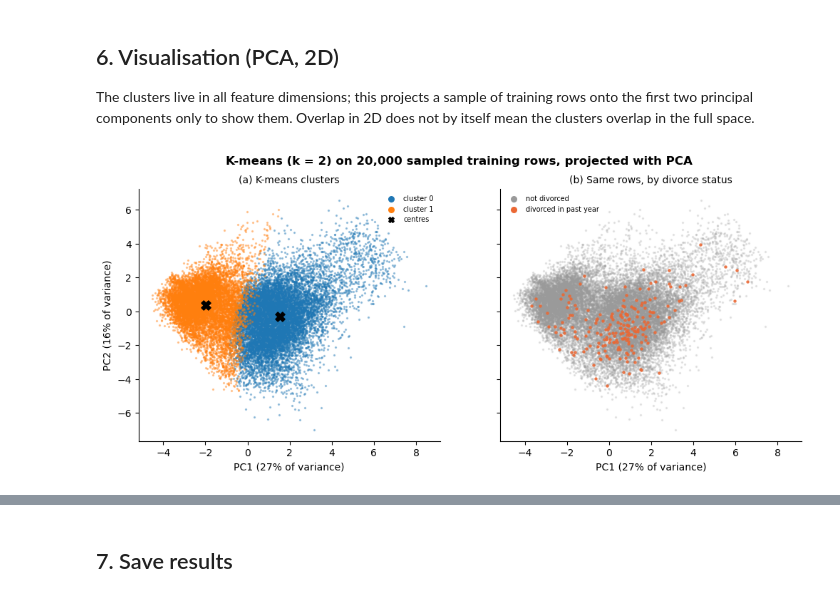
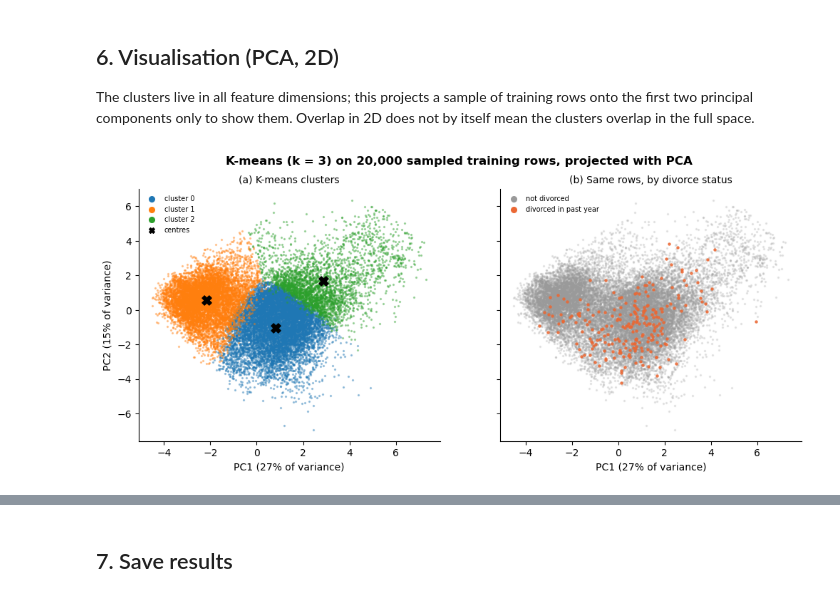
Before and after one commit to borodooovitsyn/divorce-analysis, a Jupyter notebook: KMeans_Clustering.ipynb, the cells around one changed output, grey strips where cells are left out. Cells and saved outputs as stored; diff of their text form; code cells hidden in the pictures.

```diff
--- a/KMeans_Clustering.ipynb
+++ b/KMeans_Clustering.ipynb
@@ -239,6 +239,8 @@ save_fig(fig, "kmeans_choose_k")
 Full k-means (Lloyd's algorithm) with the chosen k on **all** training rows. Test rows are then assigned to the
 nearest centre: if the indices are similar on both, the clusters are not an artefact of the training sample.
 # %%
+rng = np.random.default_rng(SEED)
+K=3
 t0 = time.time()
 km = KMeans(n_clusters=K, n_init=3, random_state=SEED).fit(X_tr)
 lab_tr, lab_te = km.labels_, km.predict(X_te)
@@ -267,6 +269,7 @@ KMeans k=2 on 4,513,467 rows: 10s, 12 iterations
 The divorce rates are weighted with `PERWT`, so they compare directly with the population rate. A cluster well
 above the overall rate is a group with a high share of recent divorces.
 # %%
+K=3
 def wrate(mask):
     return 100 * np.average(y[mask], weights=w[mask]) if mask.any() else np.nan
 
@@ -319,6 +325,7 @@ Share of each cluster's rows from each year (%):
 categorical variables, the table lists the levels that are most over-represented in each cluster compared with
 all training rows (in percentage points).
 # %%
+K = 3
 centres = pd.DataFrame(km.cluster_centers_, columns=FEATURES)
 num_c = centres[NUM_COLS]
 fig, ax = plt.subplots(figsize=(0.75 * len(NUM_COLS) + 2, 0.5 * K + 1.5))
@@ -458,33 +467,34 @@ Most over-represented levels per cluster:
 The clusters live in all feature dimensions; this projects a sample of training rows onto the first two principal
 components only to show them. Overlap in 2D does not by itself mean the clusters overlap in the full space.
 # %%
+K = 3
 s = rng.choice(len(X_tr), size=min(PLOT_ROWS, len(X_tr)), replace=False)
 pca = PCA(n_components=2, random_state=SEED).fit(X_tr[s])
 pcs = pca.transform(X_tr[s])
 ev = pca.explained_variance_ratio_
 
 fig, axes = plt.subplots(1, 2, figsize=(12, 4.6), sharex=True, sharey=True)
 cmap = plt.get_cmap("tab10")
 for c in range(K):
     m = lab_tr[s] == c
     axes[0].scatter(pcs[m, 0], pcs[m, 1], s=2, alpha=0.35, color=cmap(c % 10), label=f"cluster {c}")
 cen = pca.transform(km.cluster_centers_)
 axes[0].scatter(cen[:, 0], cen[:, 1], marker="X", s=90, color="black", label="centres")
 leg = axes[0].legend(fontsize=7, frameon=False)
 for h in getattr(leg, "legend_handles", getattr(leg, "legendHandles", [])):
     h.set_sizes([30]); h.set_alpha(1)
 axes[0].set_title("(a) K-means clusters", fontsize=10)
 d = y[tr_idx][s] == 1
 axes[1].scatter(pcs[~d, 0], pcs[~d, 1], s=2, alpha=0.2, color=GREY, label="not divorced")
 axes[1].scatter(pcs[d, 0], pcs[d, 1], s=5, alpha=0.8, color=ORANGE, label="divorced in past year")
 leg = axes[1].legend(fontsize=7, frameon=False)
 for h in getattr(leg, "legend_handles", getattr(leg, "legendHandles", [])):
     h.set_sizes([30]); h.set_alpha(1)
 axes[1].set_title("(b) Same rows, by divorce status", fontsize=10)
 for ax in axes:
     ax.set_xlabel(f"PC1 ({100 * ev[0]:.0f}% of variance)")
 axes[0].set_ylabel(f"PC2 ({100 * ev[1]:.0f}% of variance)")
 fig.suptitle(f"K-means (k = {K}) on {len(s):,} sampled training rows, projected with PCA", fontweight="bold")
 save_fig(fig, "kmeans_pca_scatter")
 # %% [output]
-[figure, old version]
+[figure, new version]
```
Also changed, not shown: parts of 10 cells of this notebook, 1 other file.
